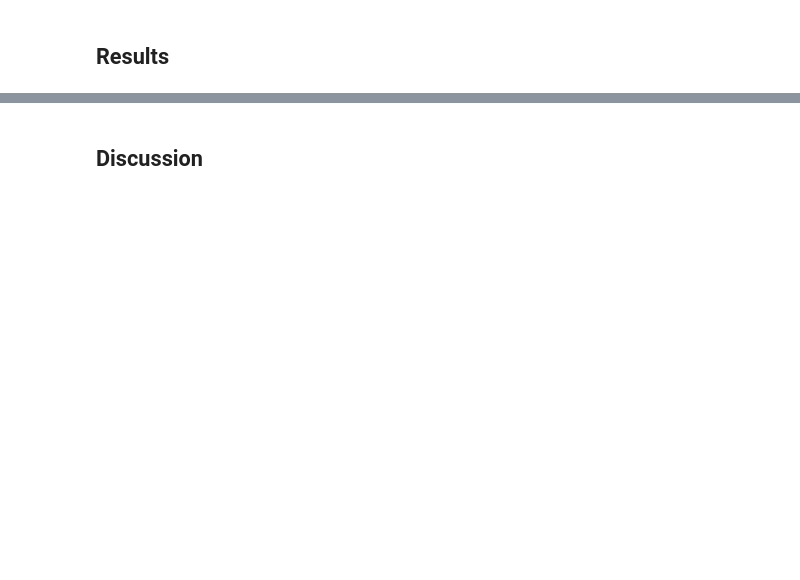
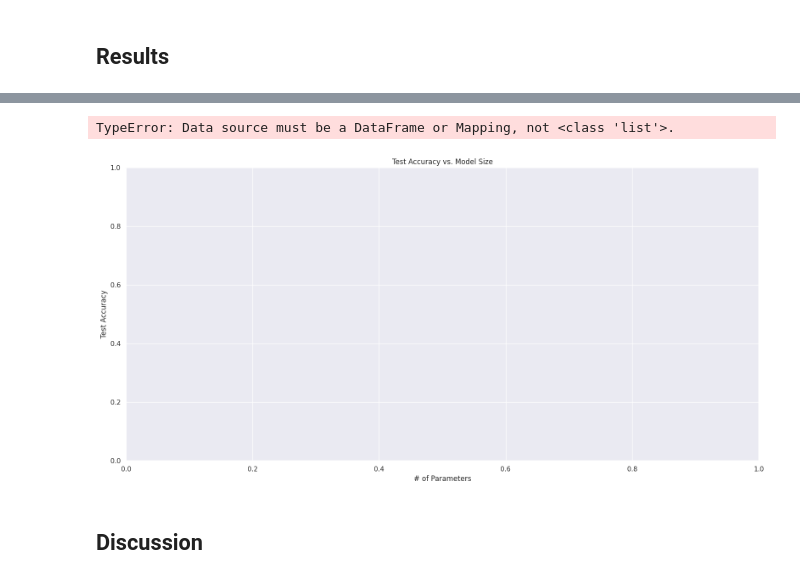
Before and after one commit to lukas-gysin/bverl-miniproject, a Jupyter notebook: notebooks/00-submission.ipynb, the cells around one changed output, grey strips where cells are left out. Drawn from its saved outputs; the diff is of its cells as text; code cells hidden in the pictures; blank space fills up the shorter version.

Commit message:
First Model

```diff
--- a/notebooks/00-submission.ipynb
+++ b/notebooks/00-submission.ipynb
@@ -274 +137,11 @@ ax.set_xticklabels(tick_labels, rotation=15, ha='right')
 [figure]
+# %%
+dataloaders_rgb = EuroSATDataLoader(dataset_rgb, seed=seed)
+dataloader_rgb_train = dataloaders_rgb.training(transformer=Normalize([0.485, 0.456, 0.406], [0.229, 0.224, 0.225]), batch_size=64)
+dataloader_rgb_val = dataloaders_rgb.validation(transformer=Normalize([0.485, 0.456, 0.406], [0.229, 0.224, 0.225]), batch_size=64)
+dataloader_rgb_test = dataloaders_rgb.testing(transformer=Normalize([0.485, 0.456, 0.406], [0.229, 0.224, 0.225]))
+
+dataloaders_ms = EuroSATDataLoader(dataset_ms, seed=seed)
+dataloader_ms_train = dataloaders_ms.training(batch_size=64)
+dataloader_ms_val = dataloaders_ms.validation(batch_size=64)
+dataloader_ms_test = dataloaders_ms.testing()
@@ -275,2 +155,27 @@ ax.set_xticklabels(tick_labels, rotation=15, ha='right')
 # %% [markdown]
 ## Models
+# %%
+model_results = {}
+# %%
+# Python Standard Library
+from pathlib import Path
+
+# Third Party Libraries
+import lightning as L
+from lightning.pytorch.callbacks.early_stopping import EarlyStopping
+from lightning.pytorch.loggers import CSVLogger
+
+
+class Trainer(L.Trainer):
+  def __init__(self, seed, experiment_name):
+    L.seed_everything(seed)
+    logger = CSVLogger(Path('/workspace/code/data/logs'), name=experiment_name, version=0)
+    early_stopping = EarlyStopping(monitor="val/acc_epoch", mode="max", patience=5)
+    super().__init__(
+        max_epochs=50,
+        devices="auto",
+        accelerator="auto",
+        logger=logger,
+        default_root_dir=Path('/workspace/code/data/logs'),
+        callbacks=[early_stopping],
+    )
@@ -279,2 +305,14 @@ ax.set_xticklabels(tick_labels, rotation=15, ha='right')
+# %%
+data = pd.DataFrame([{'experiment': name, 'dataset': details['dataset'], 'parameters': details['parameters'], 'accuracy': details['accuracy']} for name, details in model_results.items()])
+
+fig, ax = plt.subplots(figsize=(16, 8), layout='tight')
+ax.set_title("Test Accuracy vs. Model Size")
+ax.set_xlabel("# of Parameters")
+ax.set_ylabel("Test Accuracy")
+
+ax = sns.scatterplot(data=data, x='parameters', y='accuracy', hue='dataset', ax=ax)
+# %% [output]
+TypeError: Data source must be a DataFrame or Mapping, not <class 'list'>.
+[figure, added]
 # %% [markdown]
 ## Discussion
```
Also changed, not shown: parts of 9 cells of this notebook.
